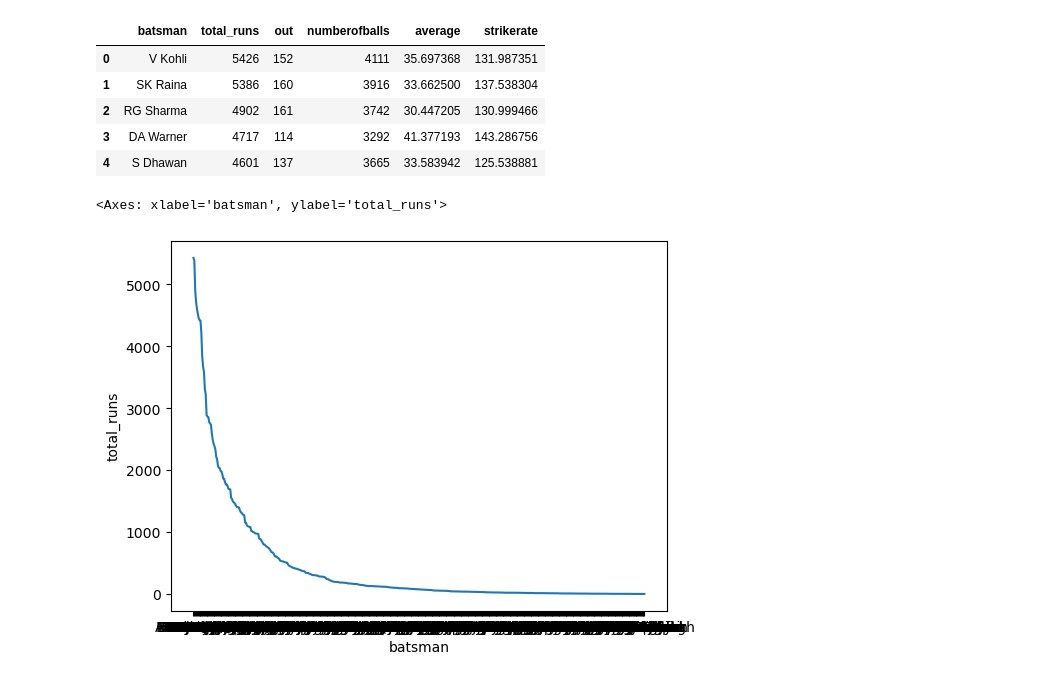
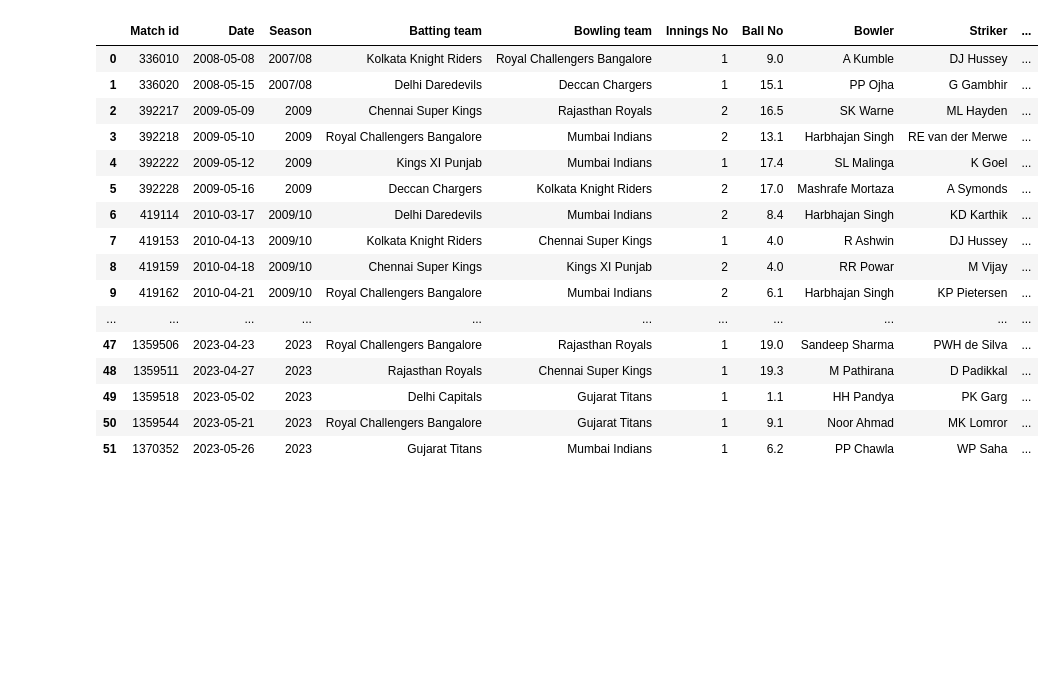
Before and after one commit to MujahidGhouseMohamed/Dv_assignment, a Jupyter notebook: Run&Averageof_iplbatters.ipynb, the cells around one changed output. Cells and saved outputs as stored; diff of their text form; code cells hidden in the pictures; blank space fills up the shorter version.

```diff
--- a/Run&Averageof_iplbatters.ipynb
+++ b/Run&Averageof_iplbatters.ipynb
@@ -5,16 +5,23 @@ import pandas as pd
 # %%
-data=pd.read_csv('most_runs_average_strikerate.csv')
+data=pd.read_csv("IPL_BallByBall2008_2024.csv")
+data.dropna(inplace=True)
+data.reset_index(drop=True, inplace=True)
 data
-data.head()
 # %% [output]
-|  | batsman | total_runs | out | numberofballs | average | strikerate |
-| 0 | V Kohli | 5426 | 152 | 4111 | 35.697368 | 131.987351 |
-| 1 | SK Raina | 5386 | 160 | 3916 | 33.662500 | 137.538304 |
-| 2 | RG Sharma | 4902 | 161 | 3742 | 30.447205 | 130.999466 |
-| 3 | DA Warner | 4717 | 114 | 3292 | 41.377193 | 143.286756 |
-| 4 | S Dhawan | 4601 | 137 | 3665 | 33.583942 | 125.538881 |
+|  | Match id | Date | Season | Batting team | Bowling team | Innings No | Ball No | Bowler | Striker | ... |
+| 0 | 336010 | 2008-05-08 | 2007/08 | Kolkata Knight Riders | Royal Challengers Bangalore | 1 | 9.0 | A Kumble | DJ Hussey | ... |
+| 1 | 336020 | 2008-05-15 | 2007/08 | Delhi Daredevils | Deccan Chargers | 1 | 15.1 | PP Ojha | G Gambhir | ... |
+| 2 | 392217 | 2009-05-09 | 2009 | Chennai Super Kings | Rajasthan Royals | 2 | 16.5 | SK Warne | ML Hayden | ... |
+| 3 | 392218 | 2009-05-10 | 2009 | Royal Challengers Bangalore | Mumbai Indians | 2 | 13.1 | Harbhajan Singh | RE van der Merwe | ... |
+| 4 | 392222 | 2009-05-12 | 2009 | Kings XI Punjab | Mumbai Indians | 1 | 17.4 | SL Malinga | K Goel | ... |
+| 5 | 392228 | 2009-05-16 | 2009 | Deccan Chargers | Kolkata Knight Riders | 2 | 17.0 | Mashrafe Mortaza | A Symonds | ... |
+| 6 | 419114 | 2010-03-17 | 2009/10 | Delhi Daredevils | Mumbai Indians | 2 | 8.4 | Harbhajan Singh | KD Karthik | ... |
+| 7 | 419153 | 2010-04-13 | 2009/10 | Kolkata Knight Riders | Chennai Super Kings | 1 | 4.0 | R Ashwin | DJ Hussey | ... |
+| 8 | 419159 | 2010-04-18 | 2009/10 | Chennai Super Kings | Kings XI Punjab | 2 | 4.0 | RR Powar | M Vijay | ... |
+| 9 | 419162 | 2010-04-21 | 2009/10 | Royal Challengers Bangalore | Mumbai Indians | 2 | 6.1 | Harbhajan Singh | KP Pietersen | ... |
+| ... | ... | ... | ... | ... | ... | ... | ... | ... | ... | ... |
+| 47 | 1359506 | 2023-04-23 | 2023 | Royal Challengers Bangalore | Rajasthan Royals | 1 | 19.0 | Sandeep Sharma | PWH de Silva | ... |
+| 48 | 1359511 | 2023-04-27 | 2023 | Rajasthan Royals | Chennai Super Kings | 1 | 19.3 | M Pathirana | D Padikkal | ... |
+| 49 | 1359518 | 2023-05-02 | 2023 | Delhi Capitals | Gujarat Titans | 1 | 1.1 | HH Pandya | PK Garg | ... |
+| 50 | 1359544 | 2023-05-21 | 2023 | Royal Challengers Bangalore | Gujarat Titans | 1 | 9.1 | Noor Ahmad | MK Lomror | ... |
+| 51 | 1370352 | 2023-05-26 | 2023 | Gujarat Titans | Mumbai Indians | 1 | 6.2 | PP Chawla | WP Saha | ... |
-# %%
-sns.lineplot(x='batsman',y='total_runs',data=data)
-# %% [output]
-<Axes: xlabel='batsman', ylabel='total_runs'>
-[figure, removed]
```
Also changed, not shown: parts of 13 cells of this notebook.
